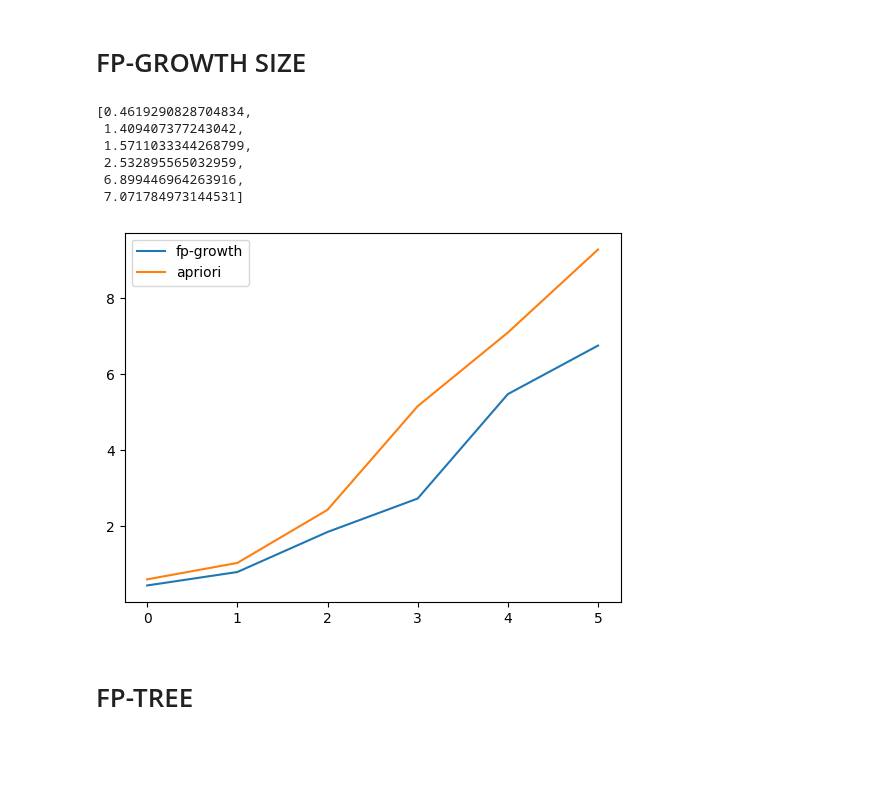
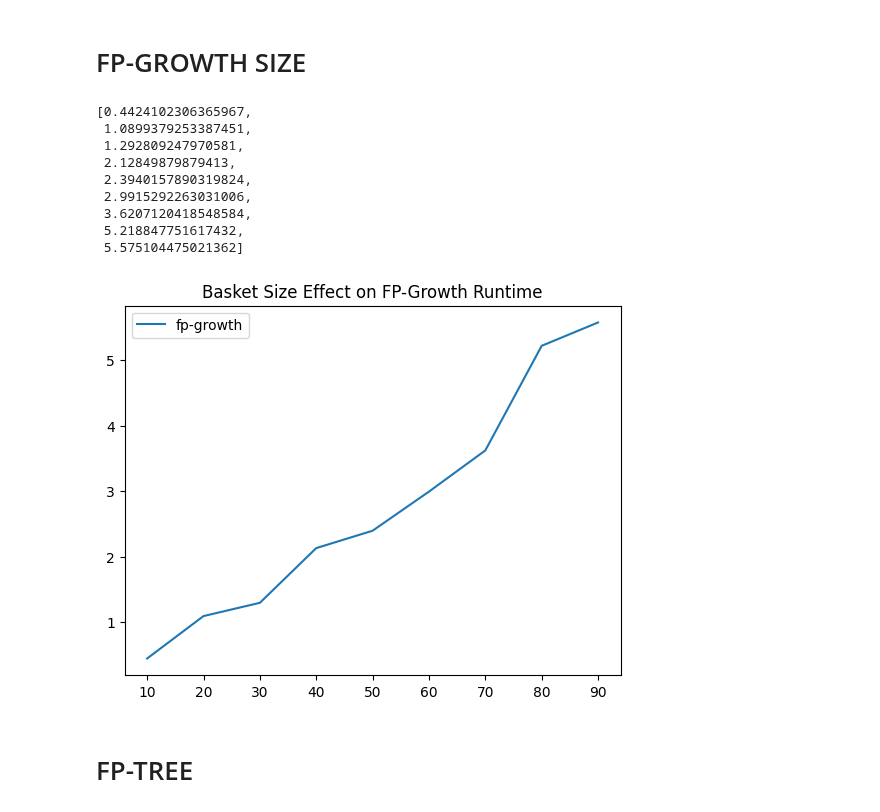
Before and after one commit to NicoloAvesani/Finding-Frequent-Itemsets-, a Jupyter notebook: MINING_PROJECT_APRIORI_ECLAT_FPGROWTH.ipynb, the cells around one changed output. Saved outputs shown, nothing was run; the diff lists cells and outputs as text; code cells hidden in the pictures; blank space fills up the shorter version.

```diff
--- a/MINING_PROJECT_APRIORI_ECLAT_FPGROWTH.ipynb
+++ b/MINING_PROJECT_APRIORI_ECLAT_FPGROWTH.ipynb
@@ -87,4 +87,4 @@ for i in range(1,9,1):
 import pandas as pd
 import numpy as np
 
-dataset = pd.read_csv('0.5_tsz10_tct100.0K.txt')
+dataset = pd.read_csv('0.5_tsz20_tct100.0k.txt')
@@ -111,0 +143,3 @@ for i in range(len(dataset_array)):
+# %%
+for i in range(21):
+  print('lenght new_array',i,'=',len(new_array[i]))
@@ -683,20 +760,25 @@ for i in range(len(size_dataset)):
 # %%
 runtime_fpgrowth
 # %% [output]
-[0.4619290828704834,
- 1.409407377243042,
- 1.5711033344268799,
- 2.532895565032959,
- 6.899446964263916,
- 7.071784973144531]
+[0.4424102306365967,
+ 1.0899379253387451,
+ 1.292809247970581,
+ 2.12849879879413,
+ 2.3940157890319824,
+ 2.9915292263031006,
+ 3.6207120418548584,
+ 5.218847751617432,
+ 5.575104475021362]
 # %%
 #plt fp-growth and apriori size
+plt.title('Basket Size Effect on FP-Growth Runtime')
 plt.plot(runtime_fpgrowth, label='fp-growth')
-plt.plot(runtime_apriori, label='apriori')
+size = ['10','20','30','40','50','60','70','80','90']
+plt.xticks(range(len(size)), size)
 plt.legend()
 plt.show()
 # %% [output]
-[figure, old version]
+[figure, new version]
 # %% [markdown]
 # FP-TREE
 # %%
```
Also changed, not shown: parts of 19 cells of this notebook.
